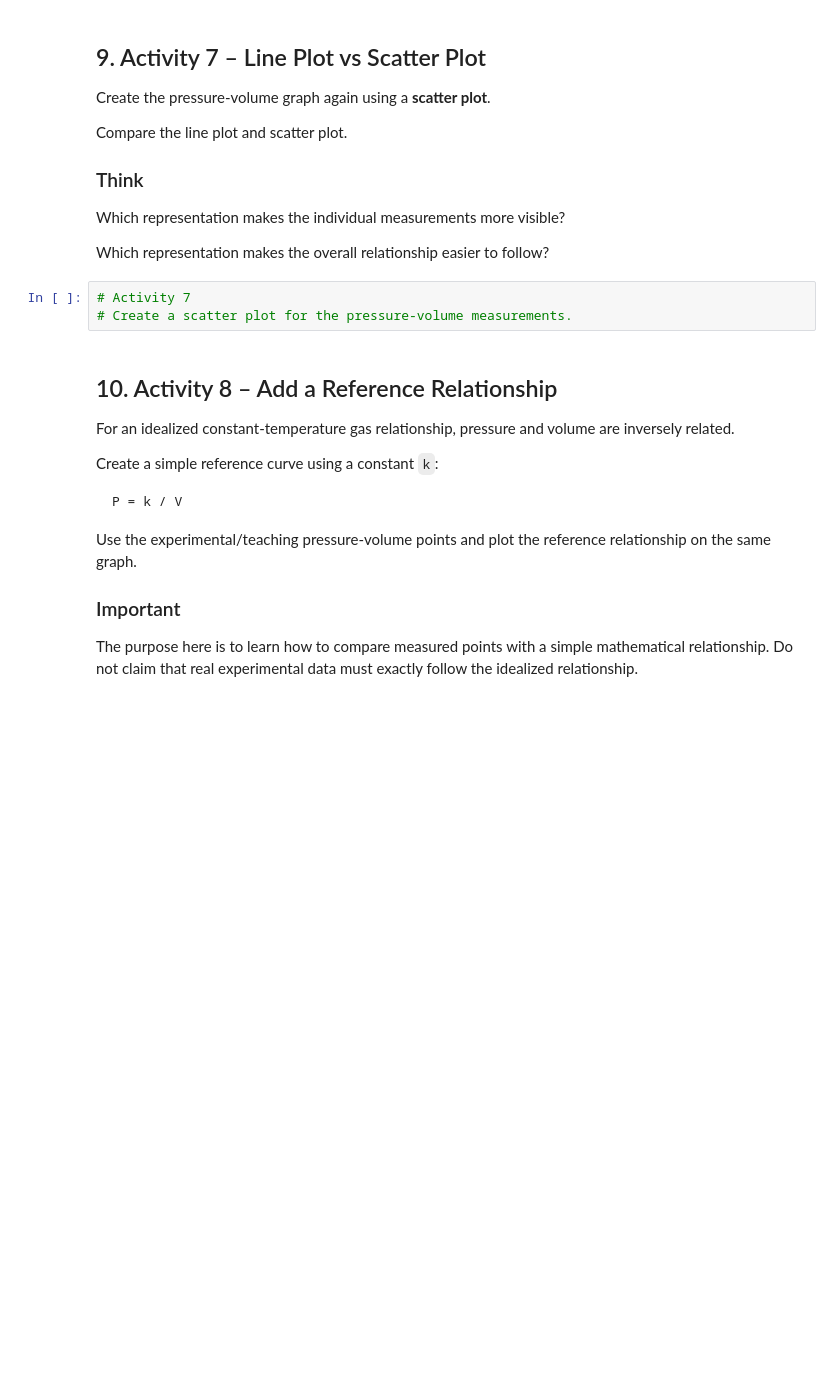
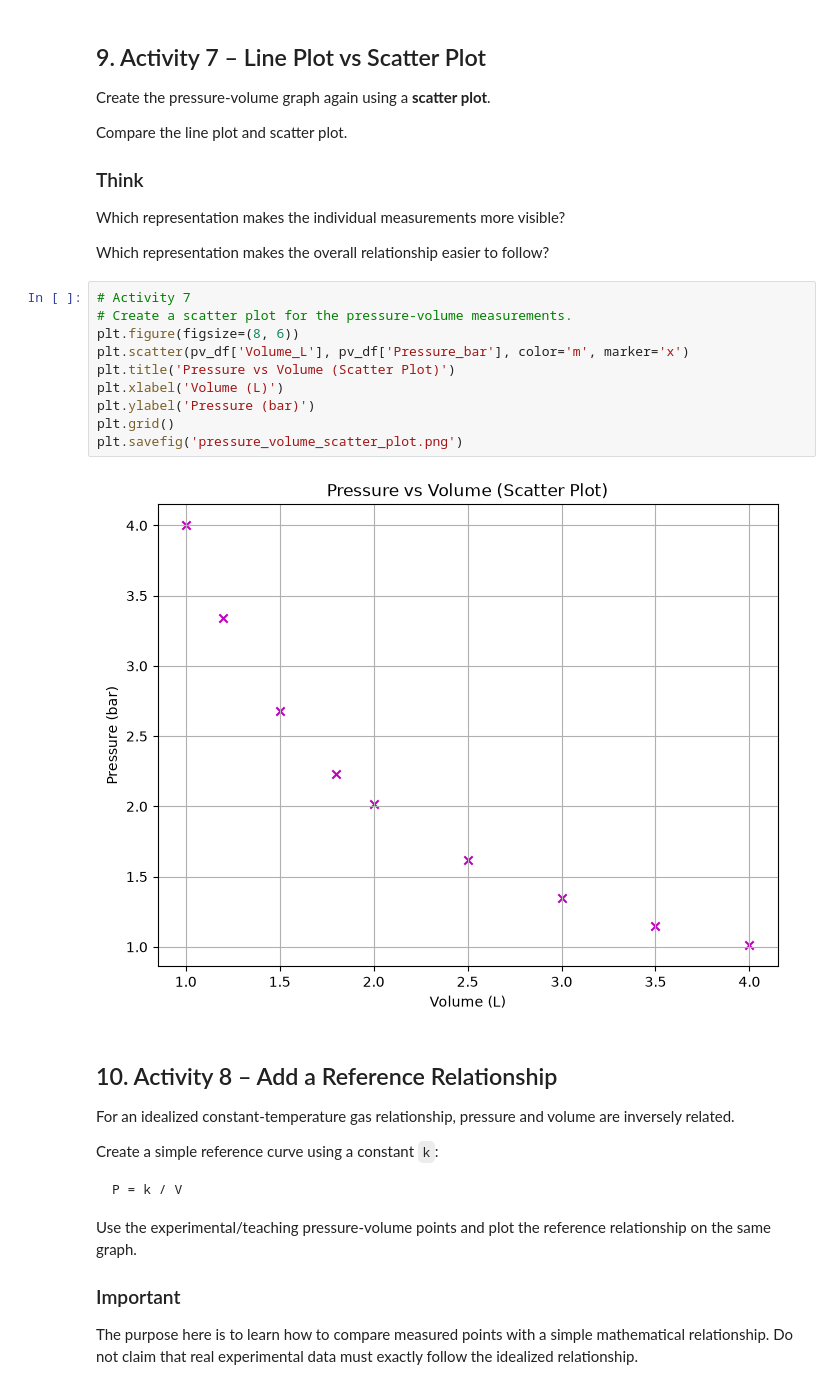
Before and after one commit to cutiepie-7/CP_Practical, a Jupyter notebook: Practical_10_Data_Visualization_Reaction_Kinetics_Pressure_Volume.ipynb, the cells around one changed output. Drawn from its saved outputs; the diff is of its cells as text; blank space fills up the shorter version.

```diff
--- a/Practical_10_Data_Visualization_Reaction_Kinetics_Pressure_Volume.ipynb
+++ b/Practical_10_Data_Visualization_Reaction_Kinetics_Pressure_Volume.ipynb
@@ -227,9 +315,18 @@ Compare the line plot and scatter plot.
 Which representation makes the individual measurements more visible?
 
 Which representation makes the overall relationship easier to follow?
-# %%
-# Activity 7
-# Create a scatter plot for the pressure-volume measurements.
+# %%
+# Activity 7
+# Create a scatter plot for the pressure-volume measurements.
+plt.figure(figsize=(8, 6))
+plt.scatter(pv_df['Volume_L'], pv_df['Pressure_bar'], color='m', marker='x')
+plt.title('Pressure vs Volume (Scatter Plot)')
+plt.xlabel('Volume (L)')
+plt.ylabel('Pressure (bar)')
+plt.grid()
+plt.savefig('pressure_volume_scatter_plot.png')
+# %% [output]
+[figure, added]
 # %% [markdown]
 ## 10. Activity 8 – Add a Reference Relationship
 
```
Also changed, not shown: parts of 21 cells of this notebook, 9 other files.
